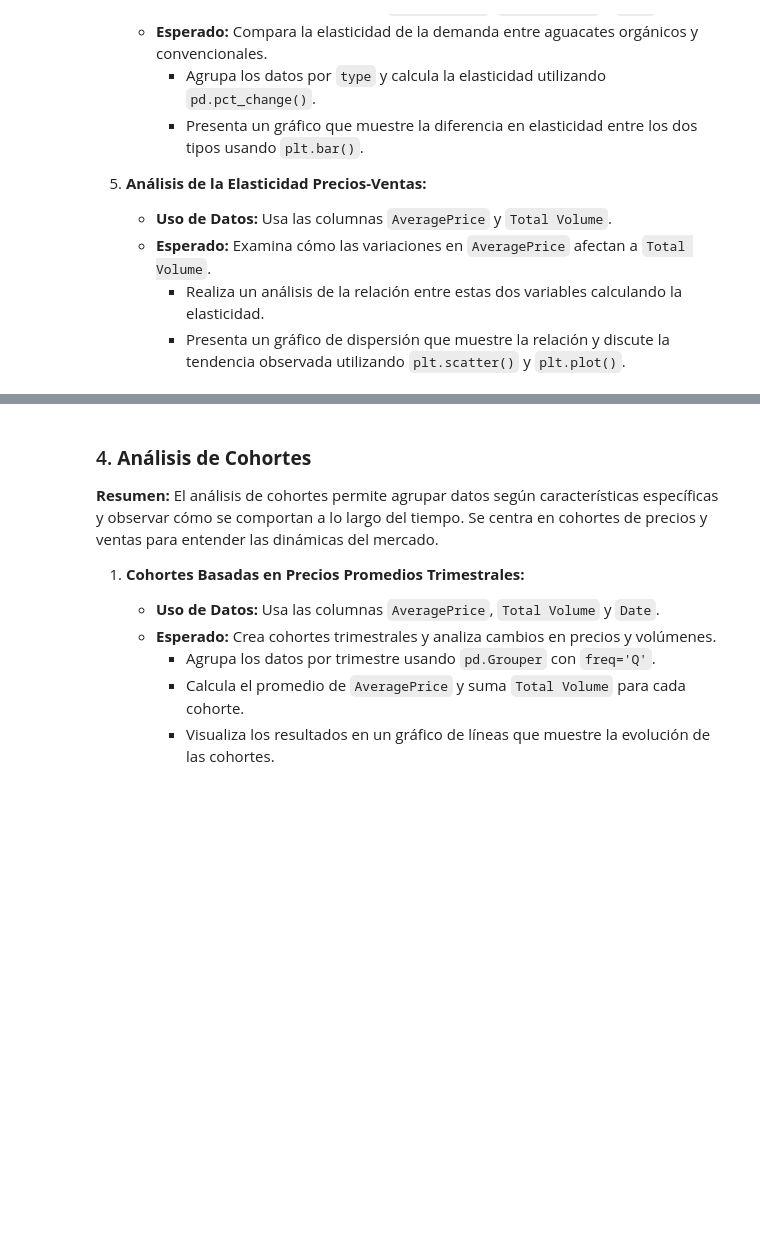
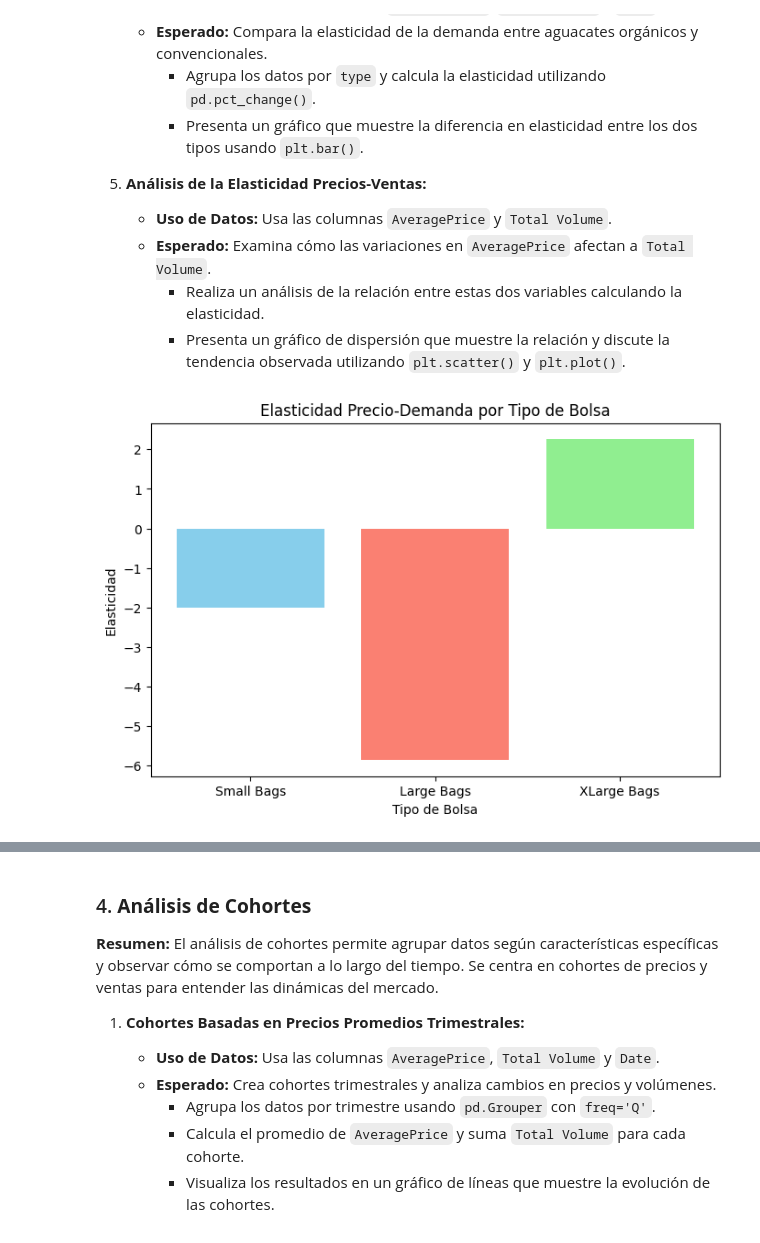
Before and after one commit to ChrisAnori/Avocado, a Jupyter notebook: proyecto.ipynb, the cells around one changed output, grey strips where cells are left out. Drawn from its saved outputs; the diff is of its cells as text; code cells hidden in the pictures; blank space fills up the shorter version.

```diff
--- a/proyecto.ipynb
+++ b/proyecto.ipynb
@@ -90,0 +128,3 @@ df = pd.read_csv('C:\\Users\\clarg\\Desktop\\Curso UOC\\avocado.csv')
+# %%
+# Convertir la columna 'Date' a formato de fecha si no lo está
+data_avo['Date'] = pd.to_datetime(data_avo['Date'], errors='coerce')
@@ -288,3 +378,38 @@ $$
    - **Esperado:** Examina cómo las variaciones en `AveragePrice` afectan a `Total Volume`.
      - Realiza un análisis de la relación entre estas dos variables calculando la elasticidad.
      - Presenta un gráfico de dispersión que muestre la relación y discute la tendencia observada utilizando `plt.scatter()` y `plt.plot()`.
+# %%
+#3 Elasticidad a Nivel de Tipo de Bolsa
+
+# Definimos las columnas que representan los diferentes tipos de bolsa
+bolsas = ['Small Bags', 'Large Bags', 'XLarge Bags']
+elasticidades_bolsas = {}
+
+# Calculamos la elasticidad precio-demanda para cada tipo de bolsa
+for bolsa in bolsas:
+    # Agrupamos por fecha y sumamos el volumen de cada tipo de bolsa
+    vol_bolsas = data_avo.groupby('Date')[bolsa].sum()
+    precios = data_avo.groupby('Date')['AveragePrice'].mean()
+
+    # Calculamos el cambio porcentual en volumen y en precios
+    pct_cambio_vol = vol_bolsas.pct_change().dropna()
+    pct_cambio_precio = precios.pct_change().dropna()
+
+ # Filtrar para tener solo los índices coincidentes entre ambos cambios
+    common_index = pct_cambio_vol.index.intersection(pct_cambio_precio.index)
+    pct_cambio_vol = pct_cambio_vol[common_index]
+    pct_cambio_precio = pct_cambio_precio[common_index]
+
+# Calculamos la elasticidad como el cambio porcentual en volumen dividido por el cambio porcentual en precio
+    elasticidades = pct_cambio_vol / pct_cambio_precio
+    elasticidades_bolsas[bolsa] = elasticidades.mean()
+
+# Graficamos la elasticidad de cada tipo de bolsa en un gráfico de barras
+plt.figure(figsize=(8, 5))
+plt.bar(elasticidades_bolsas.keys(), elasticidades_bolsas.values(), color=['skyblue', 'salmon', 'lightgreen'])
+plt.title("Elasticidad Precio-Demanda por Tipo de Bolsa")
+plt.ylabel("Elasticidad")
+plt.xlabel("Tipo de Bolsa")
+plt.show()
+# %% [output]
+[figure, added]
```
Also changed, not shown: parts of 26 cells of this notebook.
